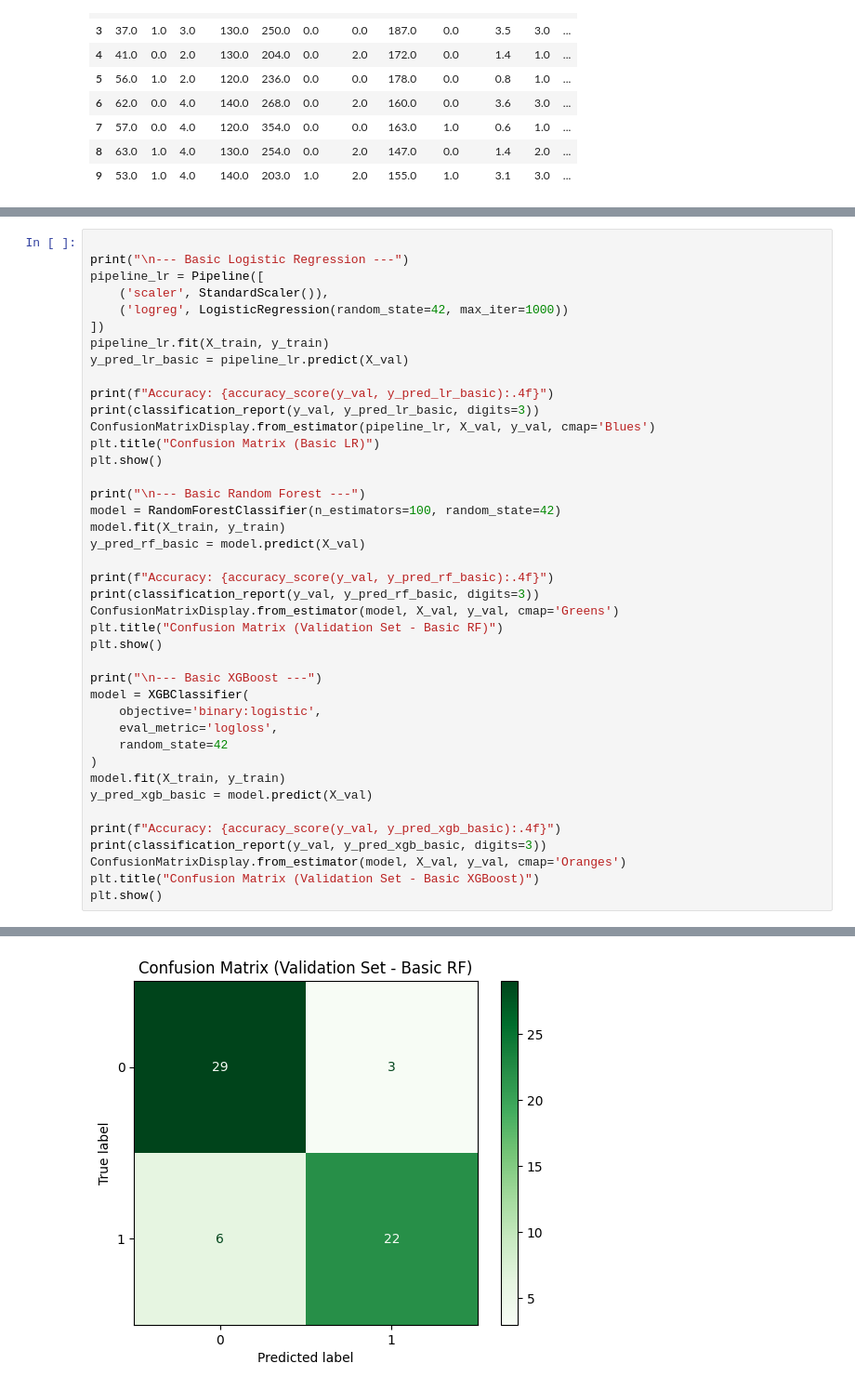
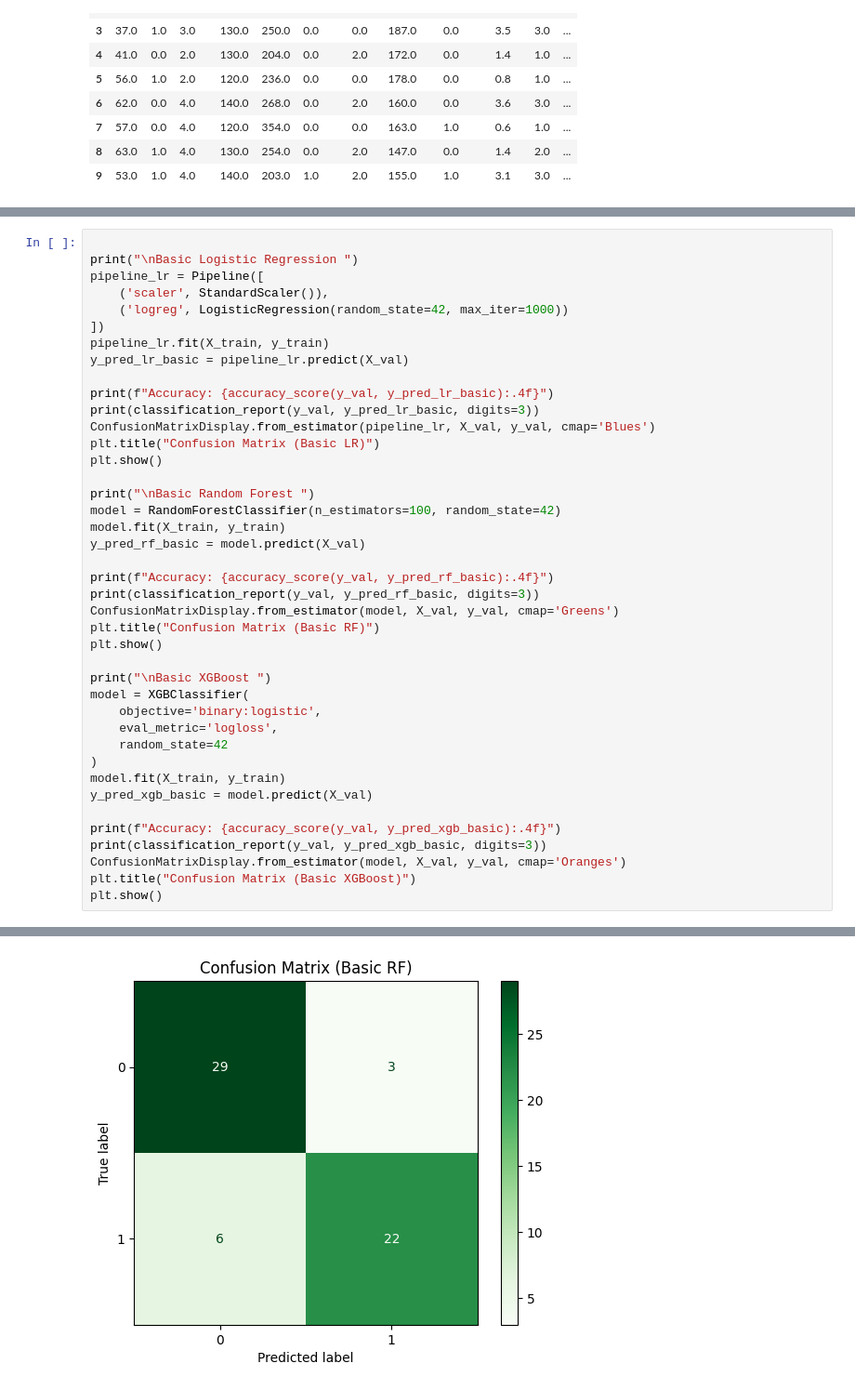
Before and after one commit to Mugna0990/Heart-Disease-Detection, a Jupyter notebook: heartDesease.ipynb, the cells around one changed output, grey strips where cells are left out. Shown at 93% size. Saved outputs shown, nothing was run; the diff lists cells and outputs as text.

```diff
--- a/heartDesease.ipynb
+++ b/heartDesease.ipynb
@@ -95,7 +112,7 @@ Name: proportion, dtype: float64
 [figure]
 # %%
 
-print("\n--- Basic Logistic Regression ---")
+print("\nBasic Logistic Regression ")
 pipeline_lr = Pipeline([
     ('scaler', StandardScaler()),
     ('logreg', LogisticRegression(random_state=42, max_iter=1000))
@@ -109,7 +126,7 @@ ConfusionMatrixDisplay.from_estimator(pipeline_lr, X_val, y_val, cmap='Blues')
 plt.title("Confusion Matrix (Basic LR)")
 plt.show()
 
-print("\n--- Basic Random Forest ---")
+print("\nBasic Random Forest ")
 model = RandomForestClassifier(n_estimators=100, random_state=42)
 model.fit(X_train, y_train)
 y_pred_rf_basic = model.predict(X_val)
@@ -117,10 +134,10 @@ y_pred_rf_basic = model.predict(X_val)
 print(f"Accuracy: {accuracy_score(y_val, y_pred_rf_basic):.4f}")
 print(classification_report(y_val, y_pred_rf_basic, digits=3))
 ConfusionMatrixDisplay.from_estimator(model, X_val, y_val, cmap='Greens')
-plt.title("Confusion Matrix (Validation Set - Basic RF)")
+plt.title("Confusion Matrix (Basic RF)")
 plt.show()
 
-print("\n--- Basic XGBoost ---")
+print("\nBasic XGBoost ")
 model = XGBClassifier(
     objective='binary:logistic',
     eval_metric='logloss',
@@ -132,6 +149,6 @@ y_pred_xgb_basic = model.predict(X_val)
 print(f"Accuracy: {accuracy_score(y_val, y_pred_xgb_basic):.4f}")
 print(classification_report(y_val, y_pred_xgb_basic, digits=3))
 ConfusionMatrixDisplay.from_estimator(model, X_val, y_val, cmap='Oranges')
-plt.title("Confusion Matrix (Validation Set - Basic XGBoost)")
+plt.title("Confusion Matrix (Basic XGBoost)")
 plt.show()
 # %% [output]
@@ -150,10 +167,10 @@ weighted avg      0.834     0.833     0.833        60
 Accuracy: 0.8500
               precision    recall  f1-score   support
 
            0      0.829     0.906     0.866        32
            1      0.880     0.786     0.830        28
 
     accuracy                          0.850        60
    macro avg      0.854     0.846     0.848        60
 weighted avg      0.853     0.850     0.849        60
-[figure, old version]
+[figure, new version]
```
Also changed, not shown: parts of 6 cells of this notebook, 25 other files.
